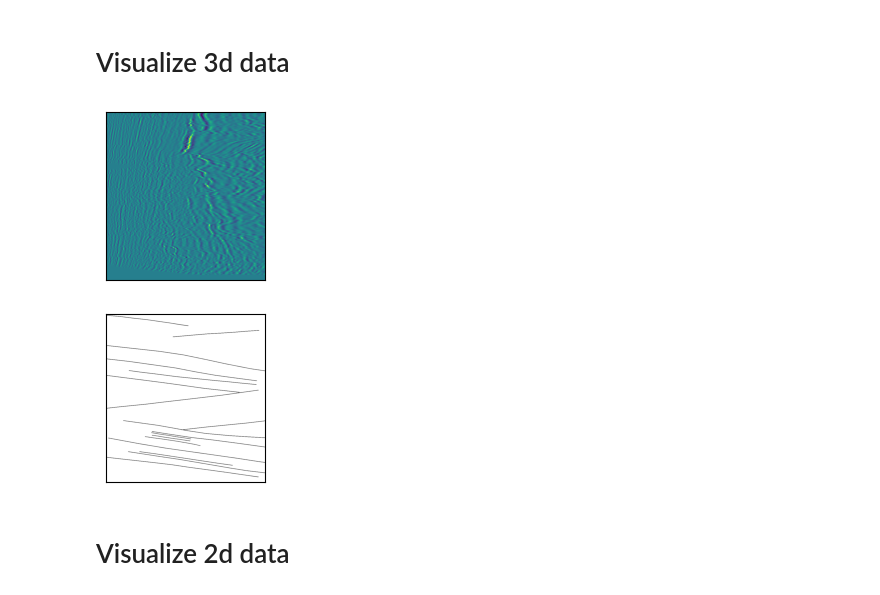
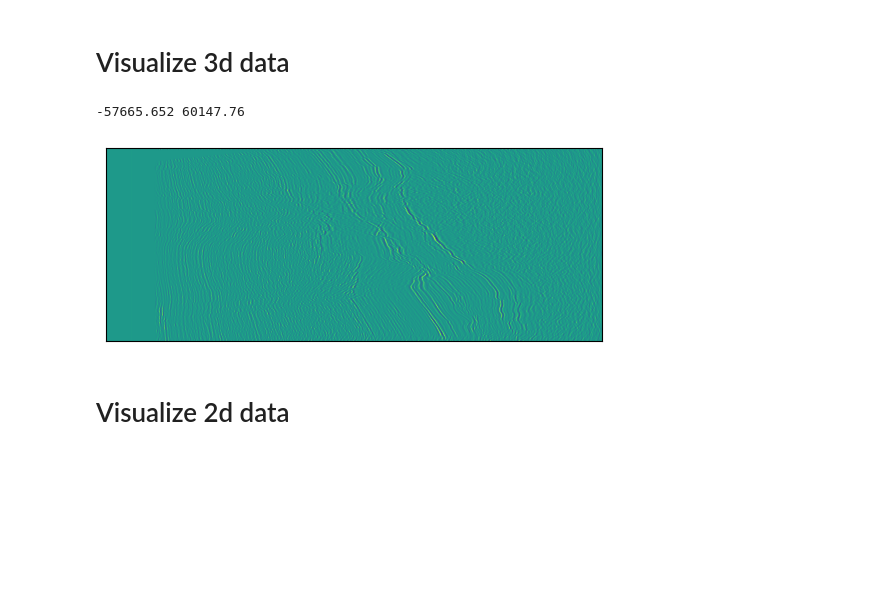
Before and after one commit to Kinlyran/Fault_Recong_zzr, a Jupyter notebook: data_explore.ipynb, the cells around one changed output. Cells and saved outputs as stored; diff of their text form; code cells hidden in the pictures; blank space fills up the shorter version.

```diff
--- a/data_explore.ipynb
+++ b/data_explore.ipynb
@@ -10,24 +10,27 @@ import segyio
 # %% [markdown]
 # Visualize 3d data
 # %%
-scr_root_path = '/home/zhangzr/FaultRecongnition/Fault_data/real_labeled_data'
-seis = segyio.tools.cube(os.path.join(scr_root_path, 'mig_fill.sgy'))
+scr_root_path = '/home/zhangzr/FaultRecongnition/Fault_data/real_data'
+seis = segyio.tools.cube(os.path.join(scr_root_path, 'seis.sgy'))
 # process missing value
-seis[seis==-912300] = seis[seis!=-912300].mean()
-gt = segyio.tools.cube(os.path.join(scr_root_path, 'label_fill.sgy'))
+seis[seis==0] = seis[seis!=0].mean()
+print(seis.min(), seis.max())
+# gt = segyio.tools.cube(os.path.join(scr_root_path, 'label_fill.sgy'))
+# %% [output]
+-57665.652 60147.76
 # %%
-slice_id = 1
-plt.subplot(2,1,1)
+slice_id = 50
+# plt.subplot(2,1,1)
 fig = plt.imshow(seis[slice_id,:,:])
 fig.axes.xaxis.set_visible(False)
 fig.axes.yaxis.set_visible(False)
-plt.subplot(2,1,2)
-fig = plt.imshow(gt[slice_id,:,:], cmap='binary')
-fig.axes.xaxis.set_visible(False)
-fig.axes.yaxis.set_visible(False)
+# plt.subplot(2,1,2)
+# fig = plt.imshow(gt[slice_id,:,:], cmap='binary')
+# fig.axes.xaxis.set_visible(False)
+# fig.axes.yaxis.set_visible(False)
 plt.show()
 # %% [output]
-[figure, old version]
+[figure, new version]
 # %% [markdown]
 # Visualize 2d data
 # %%
```
Also changed, not shown: 3 other files.
